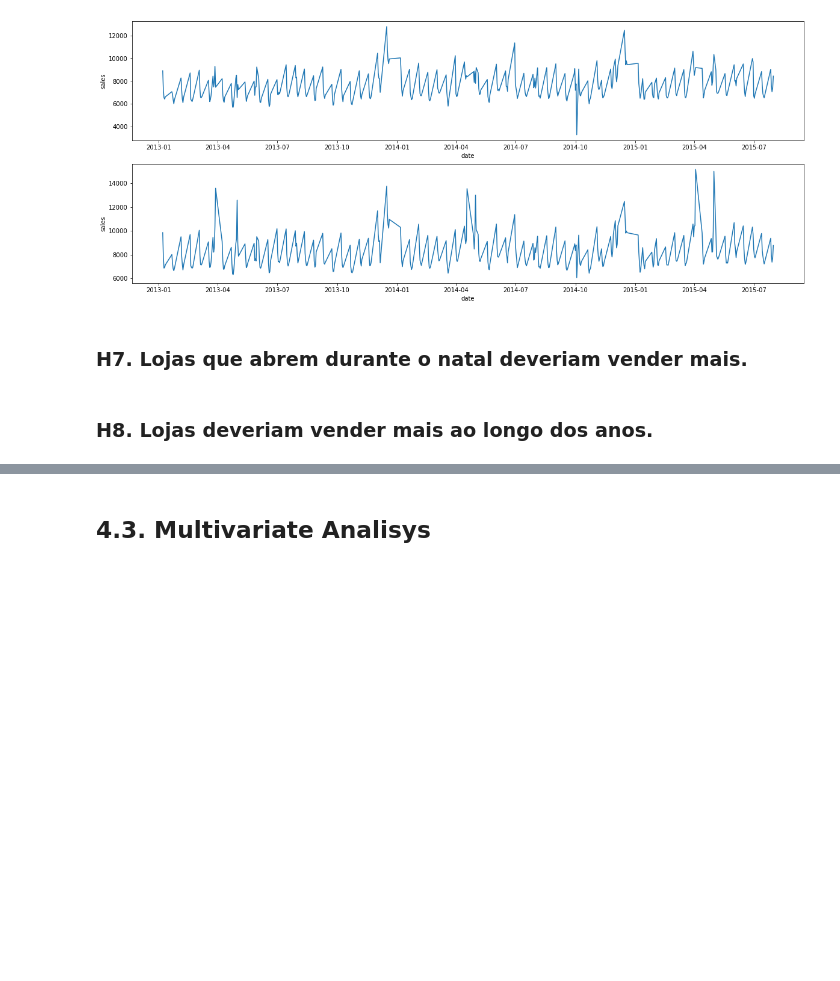
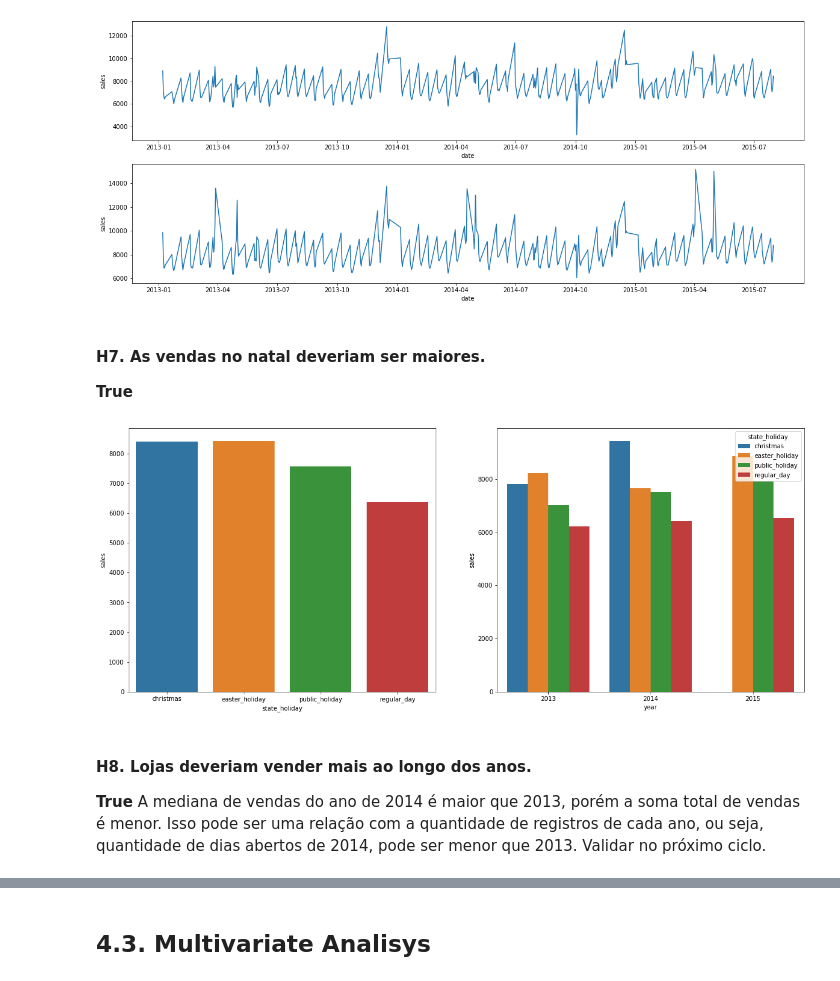
Before and after one commit to RaulBelarmino/rossman-predict-sales, a Jupyter notebook: rossman-predict-ds-em-producao.ipynb, the cells around one changed output, grey strips where cells are left out. Cells and saved outputs as stored; diff of their text form; code cells hidden in the pictures; blank space fills up the shorter version.

```diff
--- a/rossman-predict-ds-em-producao.ipynb
+++ b/rossman-predict-ds-em-producao.ipynb
@@ -530,6 +533,18 @@ sns.lineplot(x='date',y='sales', data=aux2);
 # %% [output]
 [figure]
 # %% [markdown]
-### H7. Lojas que abrem durante o natal deveriam vender mais.
+#### H7. As vendas no natal deveriam ser maiores.
+**True**
+# %%
+plt.subplot(1,2,1)
+aux1 = df4[['state_holiday','sales']].groupby('state_holiday').median().reset_index()
+sns.barplot(x='state_holiday',y='sales', data=aux1);
+
+plt.subplot(1,2,2)
+aux2 = df4[['year','state_holiday','sales']].groupby(['year','state_holiday']).median().reset_index()
+sns.barplot(x='year',y='sales', hue='state_holiday', data=aux2);
+# %% [output]
+[figure, added]
 # %% [markdown]
-### H8. Lojas deveriam vender mais ao longo dos anos.
+#### H8. Lojas deveriam vender mais ao longo dos anos.
+**True** A mediana de vendas do ano de 2014 é maior que 2013, porém a soma total de vendas é menor. Isso pode ser uma relação com a quantidade de registros de cada ano, ou seja, quantidade de dias abertos de 2014, pode ser menor que 2013. Validar no próximo ciclo.
```
Also changed, not shown: parts of 22 cells of this notebook.
